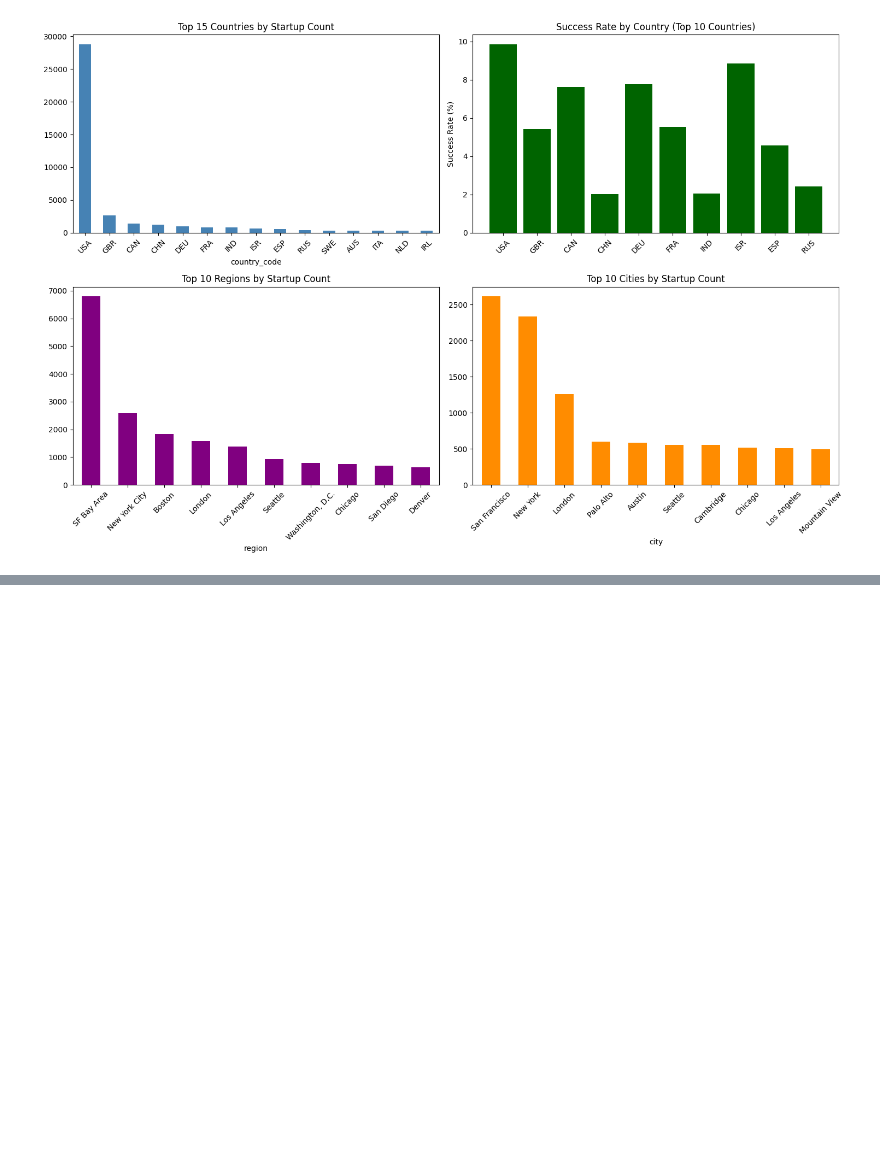
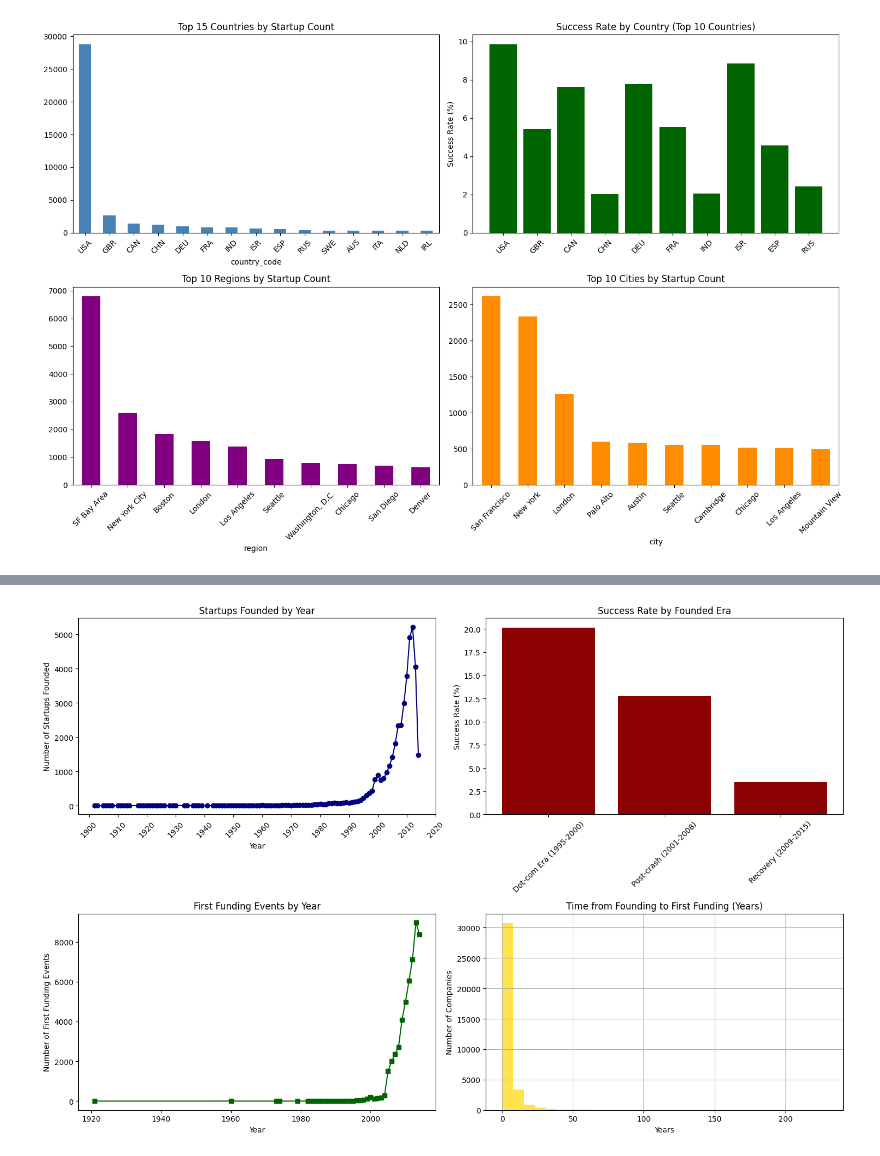
Before and after one commit to RyanFabrick/ML-Startup-Success-Prediction, a Jupyter notebook: notebooks/01_data_exploration.ipynb, the cells around one changed output, grey strips where cells are left out. Saved outputs shown, nothing was run; the diff lists cells and outputs as text; code cells hidden in the pictures; blank space fills up the shorter version.

Commit message:
01_data_exploration (EDA) notebook complete and documented

```diff
--- a/notebooks/01_data_exploration.ipynb
+++ b/notebooks/01_data_exploration.ipynb
@@ -462,7 +466,10 @@ for country in top_countries:
     country_data = df[df['country_code'] == country]
     total = len(country_data[country_data['status'].notna()])
     acquired = len(country_data[country_data['status'].str.lower() == 'acquired'])
-    success_rate = (acquired / total * 100) if total > 0 else 0
+    if total > 0:
+        success_rate = acquired / total * 100
+    else:
+        success_rate = 0
     country_success.append(success_rate)
 
 plt.bar(top_countries, country_success, color='darkgreen')
@@ -513,0 +634,74 @@ Name: count, dtype: int64
+# %%
+# 6. Temporal Analysis
+
+print("Temporal Analysis")
+
+# Founded Year Analysis
+founded_year_counts = df['founded_year'].value_counts().sort_index()
+print(f"Founded Year Range: {df['founded_year'].min()} to {df['founded_year'].max()}")
+print(f"Most active founding years:")
+print(founded_year_counts.tail(20))
+
+plt.figure(figsize=(15, 10))
+
+plt.subplot(2, 2, 1)
+founded_year_counts.plot(kind='line', marker='o', color='navy')
+plt.title('Startups Founded by Year')
+plt.xlabel('Year')
+plt.ylabel('Number of Startups Founded')
+plt.xticks(ticks=range(1900, 2021, 10), rotation=45)
+
+# Success Rate by Founding Era
+plt.subplot(2, 2, 2)
+eras = {
+    'Dot-com Era (1995-2000)': (1995, 2000),
+    'Post-crash (2001-2008)': (2001, 2008),
+    'Recovery (2009-2015)': (2009, 2015)
+}
+
+era_success_rates = []
+era_names = []
+for era_name, (start_year, end_year) in eras.items():
+   era_data = df[(df['founded_year'] >= start_year) & (df['founded_year'] <= end_year)]
+   total = len(era_data[era_data['status'].notna()])
+   acquired = len(era_data[era_data['status'].str.lower() == 'acquired'])
+
+   if total > 0:
+       success_rate = acquired / total * 100
+   else:
+       success_rate = 0
+
+   era_success_rates.append(success_rate)
+   era_names.append(era_name)
+
+plt.bar(era_names, era_success_rates, color='darkred')
+plt.title('Success Rate by Founded Era')
+plt.ylabel('Success Rate (%)')
+plt.xticks(rotation=45)
+
+# Funding Timeline Analysis
+
+plt.subplot(2, 2, 3)
+# Convert funding dates to datetime for analysis
+df['first_funding_year'] = pd.to_datetime(df['first_funding_at'], errors='coerce').dt.year
+funding_by_year = df['first_funding_year'].value_counts().sort_index()
+funding_by_year.plot(kind='line', marker='s', color='darkgreen')
+plt.title('First Funding Events by Year')
+plt.xlabel('Year')
+plt.ylabel('Number of First Funding Events')
+
+plt.subplot(2, 2, 4)
+# Time between founding and first funding
+df['founded_at_clean'] = pd.to_datetime(df['founded_at'], errors='coerce')
+df['first_funding_clean'] = pd.to_datetime(df['first_funding_at'], errors='coerce')
+df['time_to_funding'] = (df['first_funding_clean'] - df['founded_at_clean']).dt.days / 365.25
+
+time_to_funding = df['time_to_funding'].dropna()
+time_to_funding[time_to_funding >= 0].hist(bins=30, color='gold', alpha=0.7)
+plt.title('Time from Founding to First Funding (Years)')
+plt.xlabel('Years')
+plt.ylabel('Number of Companies')
+
+plt.tight_layout()
+plt.show()
+# %% [output]
@@ -514 +725,2 @@ Name: count, dtype: int64
+[figure, added]
 # %% [markdown]
```
Also changed, not shown: parts of 10 cells of this notebook.
